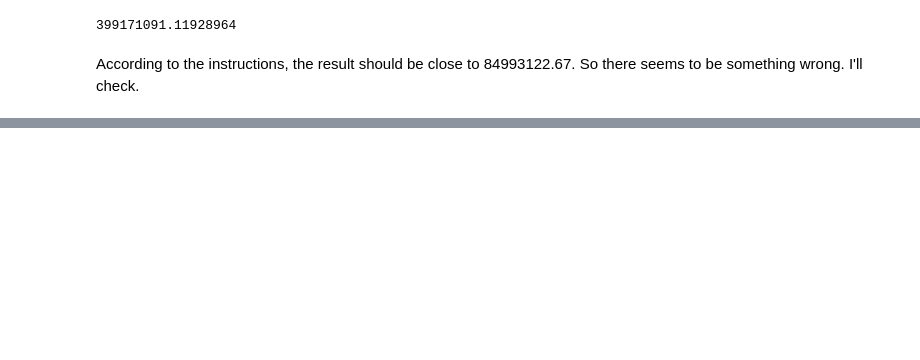
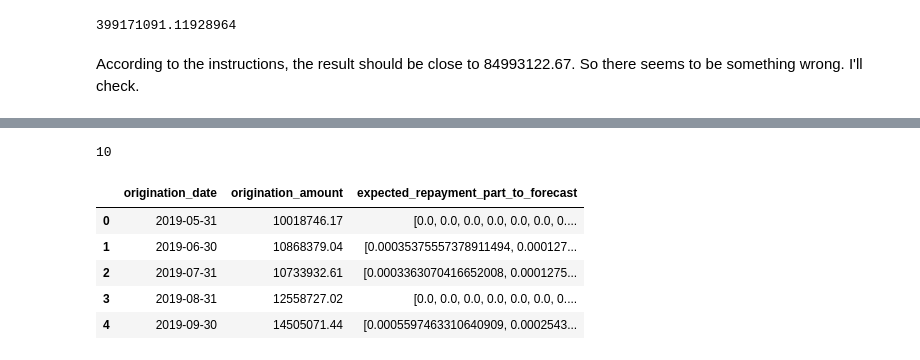
Before and after one commit to nug1209/PwC_Switzerland_Digital_Intelligence_Virtual_Case_Experience, a Jupyter notebook: PwC_Task_3.ipynb, the cells around one changed output, grey strips where cells are left out. Drawn from its saved outputs; the diff is of its cells as text; code cells hidden in the pictures; blank space fills up the shorter version.

```diff
--- a/PwC_Task_3.ipynb
+++ b/PwC_Task_3.ipynb
@@ -241,0 +266,14 @@ According to the instructions, the result should be close to 84993122.67. So the
+# %%
+len(df_agg2['expected_repayment_part_to_forecast'][2])
+# %% [output]
+10
+# %%
+df_agg2 = df_agg2.drop(columns=['expected_repayment_part'])
+df_agg2.head()
+# %% [output]
+|  | origination_date | origination_amount | expected_repayment_part_to_forecast |
+| 0 | 2019-05-31 | 10018746.17 | [0.0, 0.0, 0.0, 0.0, 0.0, 0.0, 0.... |
+| 1 | 2019-06-30 | 10868379.04 | [0.00035375557378911494, 0.000127... |
+| 2 | 2019-07-31 | 10733932.61 | [0.0003363070416652008, 0.0001275... |
+| 3 | 2019-08-31 | 12558727.02 | [0.0, 0.0, 0.0, 0.0, 0.0, 0.0, 0.... |
+| 4 | 2019-09-30 | 14505071.44 | [0.0005597463310640909, 0.0002543... |
```
Also changed, not shown: parts of 9 cells of this notebook.
